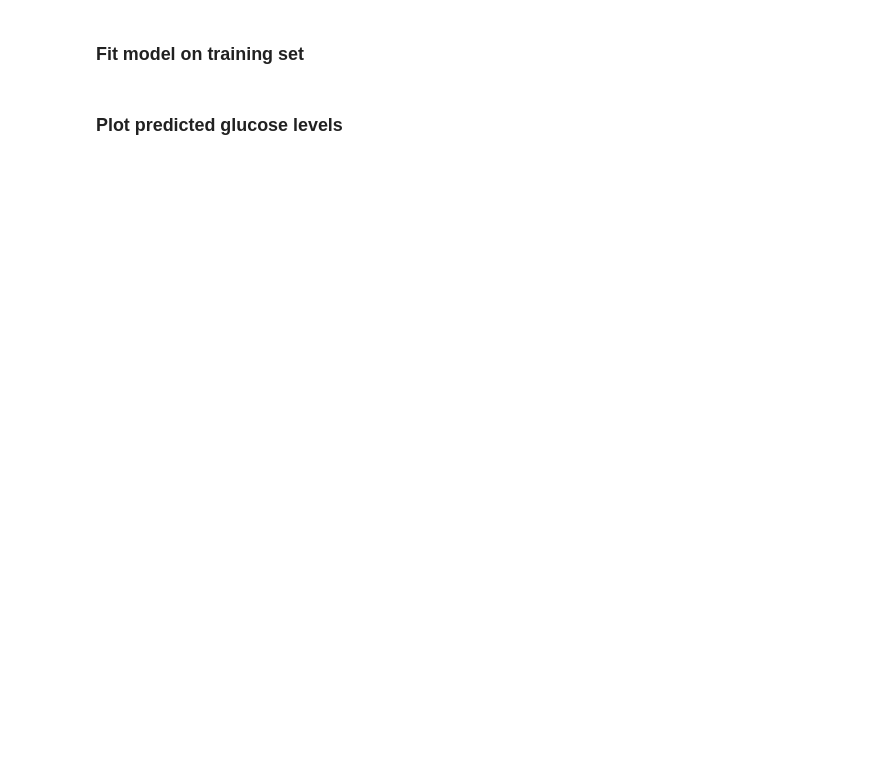
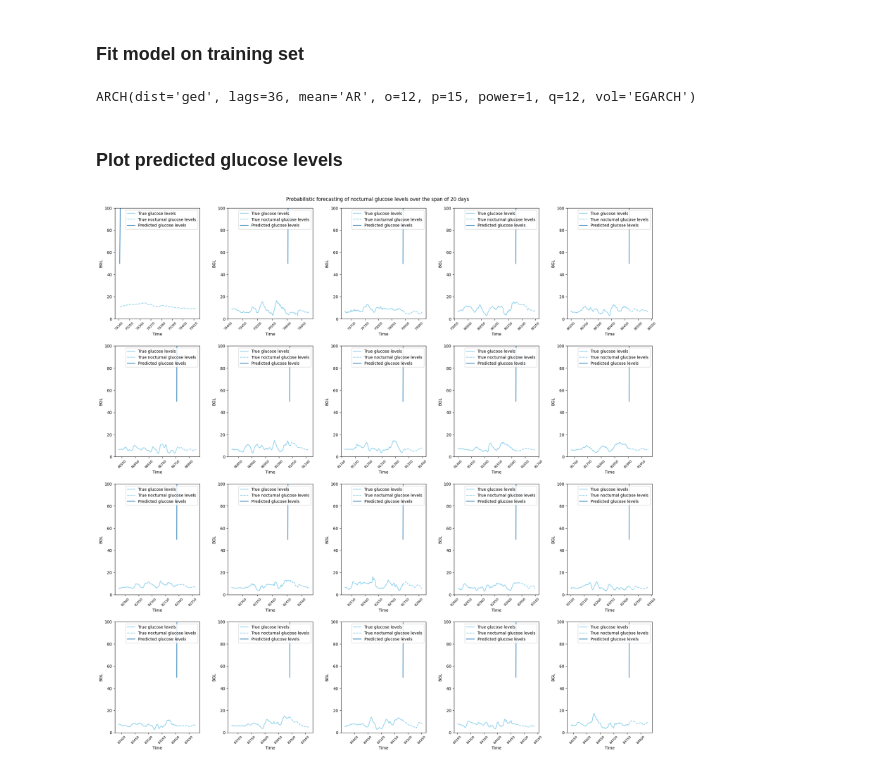
Before and after one commit to Blood-Glucose-Control/nocturnal-hypo-gly-prob-forecast, a Jupyter notebook: scripts/notebooks/4.07-ad-interval-forecast-visualization.ipynb, the cells around one changed output. Saved outputs shown, nothing was run; the diff lists cells and outputs as text; code cells hidden in the pictures; blank space fills up the shorter version.

Commit message:
try arch model, still broken though

```diff
--- a/scripts/notebooks/4.07-ad-interval-forecast-visualization.ipynb
+++ b/scripts/notebooks/4.07-ad-interval-forecast-visualization.ipynb
@@ -66,7 +95,11 @@ params
+# %%
+from sktime.forecasting.arch import ARCH
+
+forecaster = ARCH(**params)
 # %%
-from sktime.forecasting.ttm import TinyTimeMixerForecaster
+# from sktime.forecasting.ttm import TinyTimeMixerForecaster
 
-forecaster = TinyTimeMixerForecaster()
+# forecaster = TinyTimeMixerForecaster()
 # %% [markdown]
 ### Fit model on training set
 # %%
@@ -78,6 +111,8 @@ NUM_STEPS = HOURS_TO_PREDICT * 60 // TIME_STEP_SIZE
 fh=np.arange(1, NUM_STEPS + 1)
 
 forecaster.fit(y=y_train, X=X_train, fh=fh)
+# %% [output]
+ARCH(dist='ged', lags=36, mean='AR', o=12, p=15, power=1, q=12, vol='EGARCH')
 # %% [markdown]
 ### Plot predicted glucose levels
 # %%
@@ -151,31 +186,33 @@ for _, train_period, test_period in loader.get_validation_day_splits(patient):
         color="skyblue",
         label="True glucose levels",
     )
     ax.plot(
         test_period.index,
         y_night["bg-0:00"],
         color="skyblue",
         linestyle="--",
         label="True nocturnal glucose levels",
     )
 
     ######## Plot predicted glucose levels ########
     plot_predicted(ax, forecaster, fh, X_night, test_period)
     # plot_intervals(ax, forecaster, fh, X_night, test_period)
     # plot_quantiles(ax, forecaster, fh, X_night, test_period)
 
     # Add labels, legend, and formatting for each subplot
     ax.set_xlabel("Time", fontsize=10)
     ax.set_ylabel("BGL", fontsize=10)
-    ax.set_ylim(0, 20)  # Set the y-axis limits as needed
+    ax.set_ylim(0, 100)  # Set the y-axis limits as needed
     ax.legend()
     ax.tick_params(axis="x", rotation=45, labelsize=8)
 
     # Increment the subplot index for the next day
     subplot_idx += 1
 
 # Adjust layout to avoid overlap
 plt.tight_layout(pad=2.0)
 
 # Show the figure with multiple subplots
 plt.show()
+# %% [output]
+[figure, added]
```
Also changed, not shown: parts of 3 cells of this notebook.
